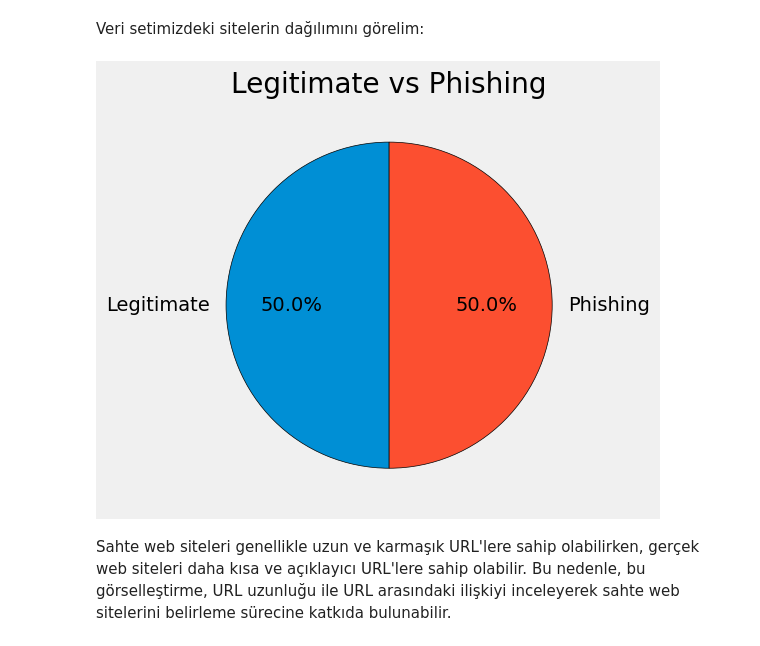
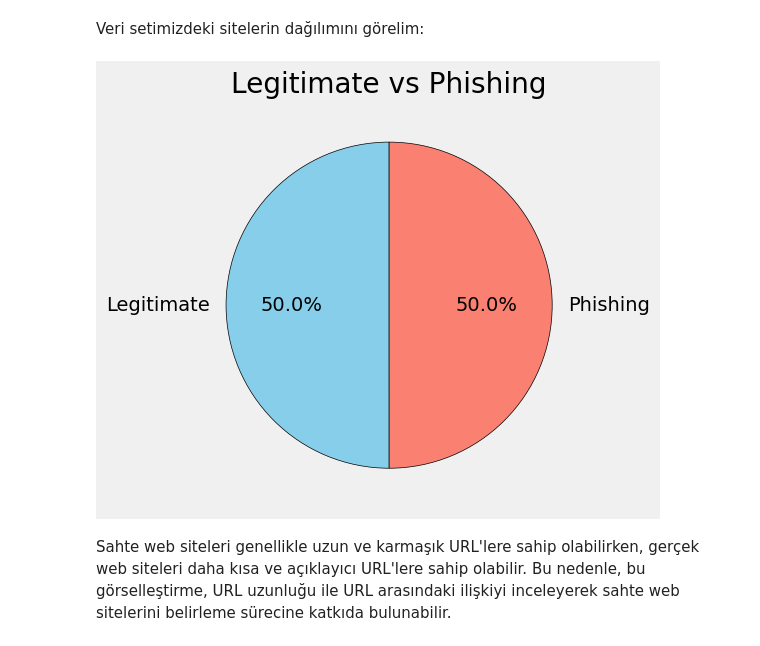
Before and after one commit to Phishbust/datanalysisandmodeling, a Jupyter notebook: data.ipynb, the cells around one changed output. Drawn from its saved outputs; the diff is of its cells as text; code cells hidden in the pictures.

```diff
--- a/data.ipynb
+++ b/data.ipynb
@@ -125,20 +125,21 @@ import matplotlib.pyplot as plt
 # %%
 plt.style.use("fivethirtyeight")
 
 status_1_counts = sum(df['status'] == 1)
 status_0_counts = sum(df['status'] == 0)
 
 slices = [status_1_counts, status_0_counts]
 labels = ['Legitimate', 'Phishing']
+color=['skyblue', 'salmon']
 
-plt.pie(slices, labels=labels, startangle=90, autopct='%1.1f%%',
+plt.pie(slices, labels=labels, startangle=90, autopct='%1.1f%%', colors=color,
        wedgeprops={'edgecolor':'black'})
 
 plt.title('Legitimate vs Phishing')
 plt.tight_layout() #subplotların arasındaki boşluğu ayarlayarak grafiği daha düzenli ve okunabilir hale getirir.
 plt.show()
 # %% [output]
-[figure, old version]
+[figure, new version]
 # %% [markdown]
 <bold>Sahte web siteleri genellikle uzun ve karmaşık URL'lere sahip olabilirken, gerçek web siteleri daha kısa ve açıklayıcı URL'lere sahip olabilir. Bu nedenle, bu görselleştirme, URL uzunluğu ile URL arasındaki ilişkiyi inceleyerek sahte web sitelerini belirleme sürecine katkıda bulunabilir.</bold>
 # %%
```
Also changed, not shown: parts of 7 cells of this notebook.
